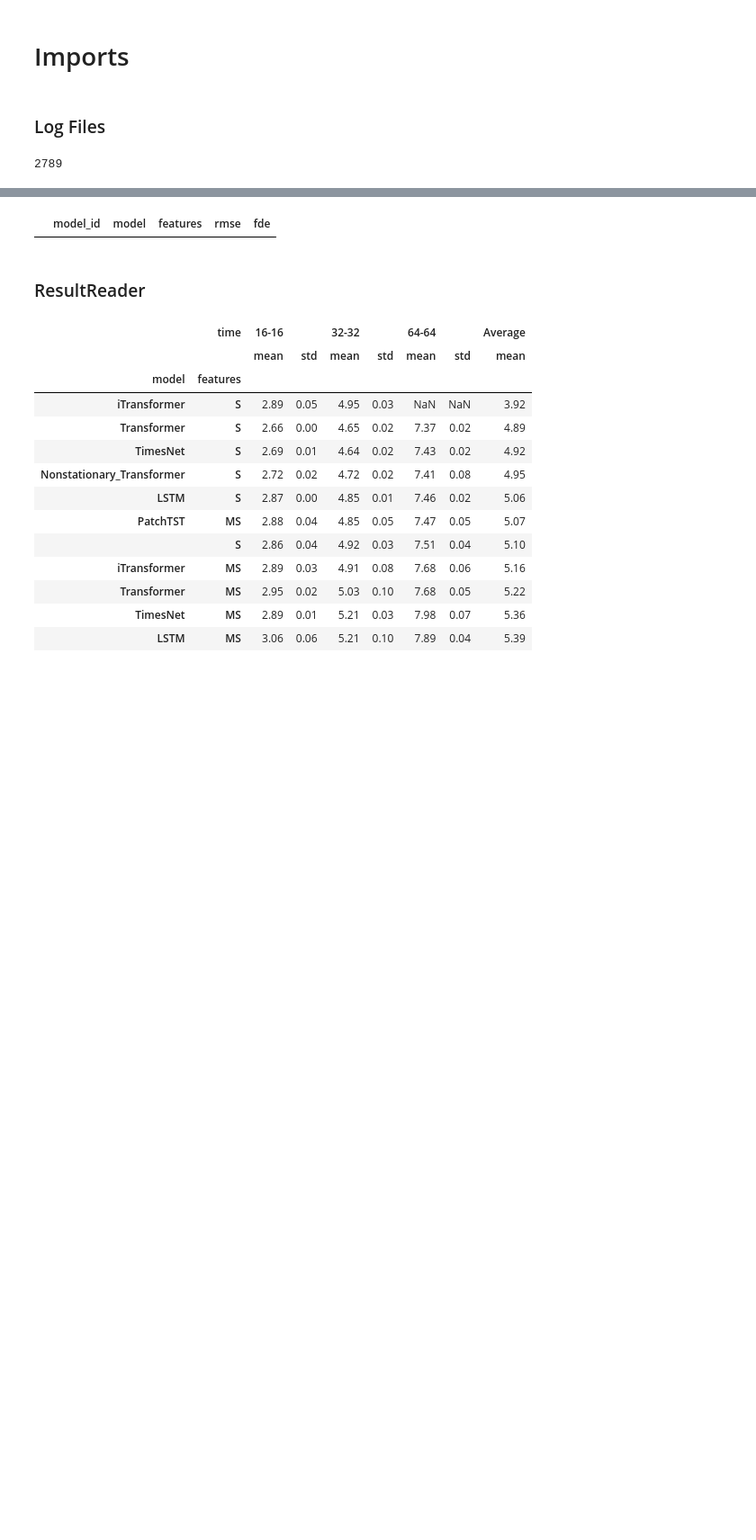
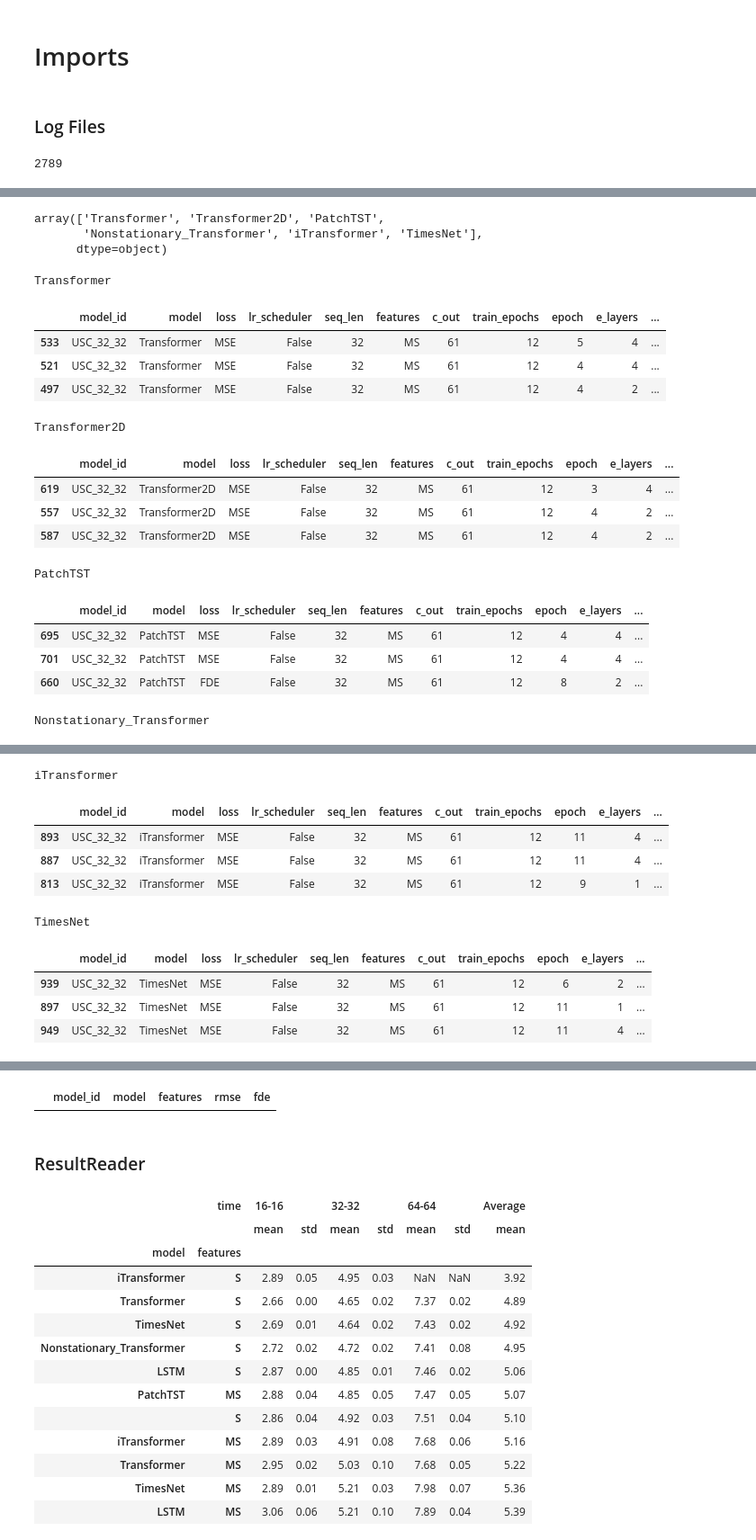
Before and after one commit to arnaud-odet/Time-Series-Library, a Jupyter notebook: results.ipynb, the cells around one changed output, grey strips where cells are left out. Shown at 90% size. Saved outputs shown, nothing was run; the diff lists cells and outputs as text; code cells hidden in the pictures; blank space fills up the shorter version.

```diff
--- a/results.ipynb
+++ b/results.ipynb
@@ -60,0 +61,27 @@ loc_logs_df[query][display_cols].sort_values('fde').head(16)
+# %%
+loc_logs_df[query]['model'].unique()
+# %% [output]
+array(['Transformer', 'Transformer2D', 'PatchTST',
+       'Nonstationary_Transformer', 'iTransformer', 'TimesNet'],
+      dtype=object)
+# %%
+for model in loc_logs_df[query]['model'].unique():
+    print(model)
+    display(loc_logs_df[query & (loc_logs_df['model']==model)][display_cols].sort_values('fde').head(3))
+# %% [output]
+Transformer
+|  | model_id | model | loss | lr_scheduler | seq_len | features | c_out | train_epochs | epoch | e_layers | ... |
+| 533 | USC_32_32 | Transformer | MSE | False | 32 | MS | 61 | 12 | 5 | 4 | ... |
+| 521 | USC_32_32 | Transformer | MSE | False | 32 | MS | 61 | 12 | 4 | 4 | ... |
+| 497 | USC_32_32 | Transformer | MSE | False | 32 | MS | 61 | 12 | 4 | 2 | ... |
+Transformer2D
+|  | model_id | model | loss | lr_scheduler | seq_len | features | c_out | train_epochs | epoch | e_layers | ... |
+| 619 | USC_32_32 | Transformer2D | MSE | False | 32 | MS | 61 | 12 | 3 | 4 | ... |
+| 557 | USC_32_32 | Transformer2D | MSE | False | 32 | MS | 61 | 12 | 4 | 2 | ... |
+| 587 | USC_32_32 | Transformer2D | MSE | False | 32 | MS | 61 | 12 | 4 | 2 | ... |
+PatchTST
+|  | model_id | model | loss | lr_scheduler | seq_len | features | c_out | train_epochs | epoch | e_layers | ... |
+| 695 | USC_32_32 | PatchTST | MSE | False | 32 | MS | 61 | 12 | 4 | 4 | ... |
+| 701 | USC_32_32 | PatchTST | MSE | False | 32 | MS | 61 | 12 | 4 | 4 | ... |
+| 660 | USC_32_32 | PatchTST | FDE | False | 32 | MS | 61 | 12 | 8 | 2 | ... |
+Nonstationary_Transformer
@@ -60,0 +92,10 @@ loc_logs_df[query][display_cols].sort_values('fde').head(16)
+iTransformer
+|  | model_id | model | loss | lr_scheduler | seq_len | features | c_out | train_epochs | epoch | e_layers | ... |
+| 893 | USC_32_32 | iTransformer | MSE | False | 32 | MS | 61 | 12 | 11 | 4 | ... |
+| 887 | USC_32_32 | iTransformer | MSE | False | 32 | MS | 61 | 12 | 11 | 4 | ... |
+| 813 | USC_32_32 | iTransformer | MSE | False | 32 | MS | 61 | 12 | 9 | 1 | ... |
+TimesNet
+|  | model_id | model | loss | lr_scheduler | seq_len | features | c_out | train_epochs | epoch | e_layers | ... |
+| 939 | USC_32_32 | TimesNet | MSE | False | 32 | MS | 61 | 12 | 6 | 2 | ... |
+| 897 | USC_32_32 | TimesNet | MSE | False | 32 | MS | 61 | 12 | 11 | 1 | ... |
+| 949 | USC_32_32 | TimesNet | MSE | False | 32 | MS | 61 | 12 | 11 | 4 | ... |
```
Also changed, not shown: parts of 6 cells of this notebook, 4 other files.
